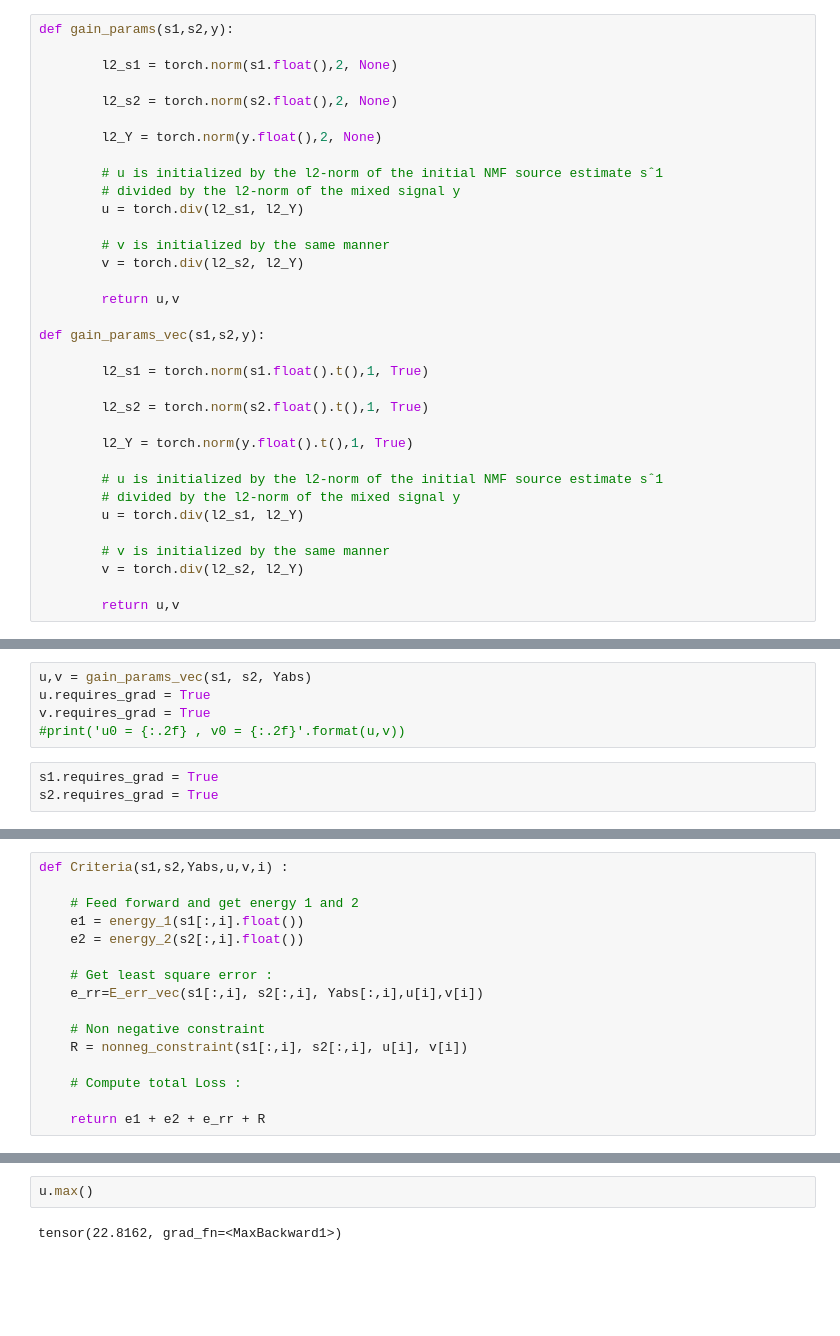
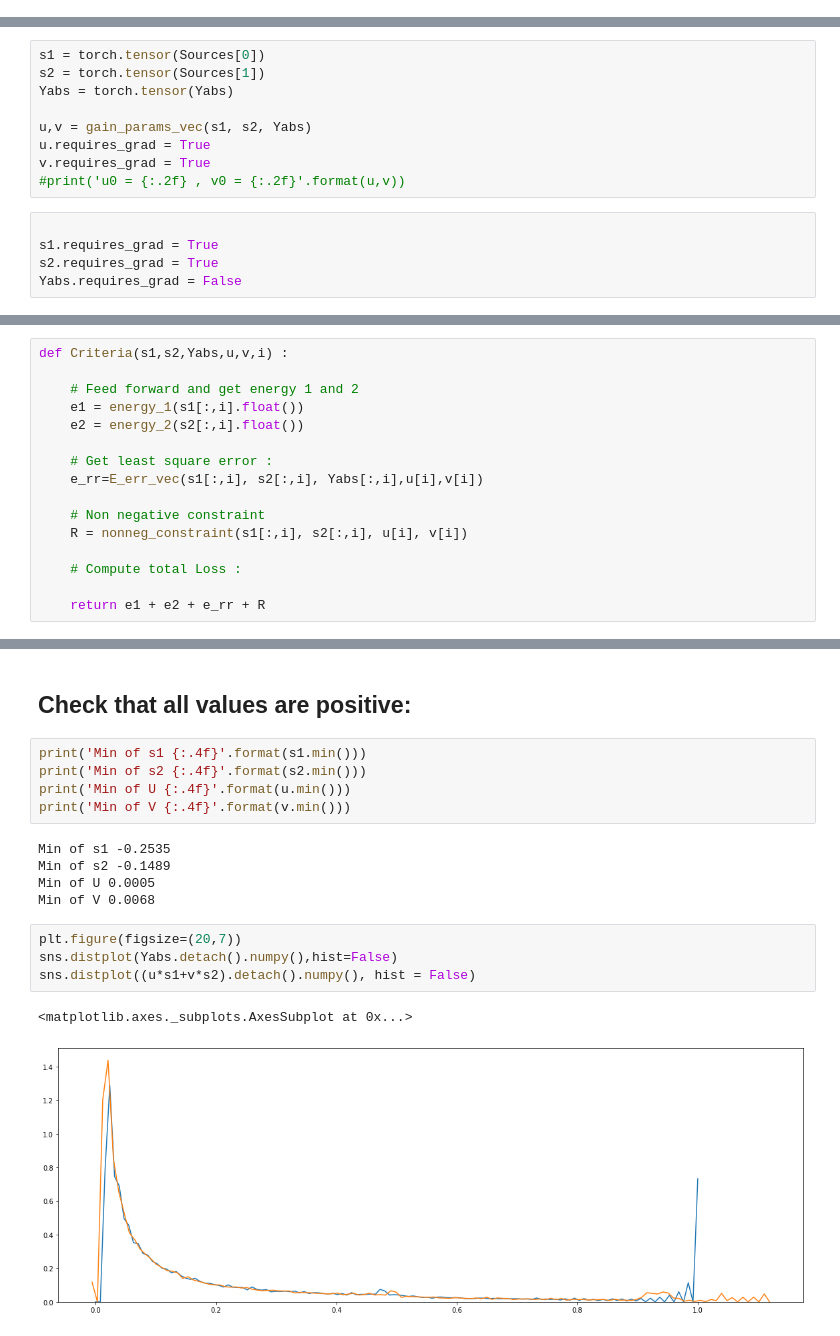
Before and after one commit to yacinebouaouni/Deep-Learning-Based-Speech-Separation, a Jupyter notebook: NMF/DNN.ipynb, the cells around one changed output, grey strips where cells are left out. Saved outputs shown, nothing was run; the diff lists cells and outputs as text; blank space fills up the shorter version.

```diff
--- a/NMF/DNN.ipynb
+++ b/NMF/DNN.ipynb
@@ -110,36 +189,2 @@ print('After step a = \n{}'.format(a))
 # %% [markdown]
 # Train the DNN :
-# %%
-def gain_params(s1,s2,y):
-
-        l2_s1 = torch.norm(s1.float(),2, None)
-
-        l2_s2 = torch.norm(s2.float(),2, None)
-
-        l2_Y = torch.norm(y.float(),2, None)
-
-        # u is initialized by the l2-norm of the initial NMF source estimate sˆ1
-        # divided by the l2-norm of the mixed signal y
-        u = torch.div(l2_s1, l2_Y)
-
-        # v is initialized by the same manner
-        v = torch.div(l2_s2, l2_Y)
-
-        return u,v
-
-def gain_params_vec(s1,s2,y):
-
-        l2_s1 = torch.norm(s1.float().t(),1, True)
-
-        l2_s2 = torch.norm(s2.float().t(),1, True)
-
-        l2_Y = torch.norm(y.float().t(),1, True)
-
-        # u is initialized by the l2-norm of the initial NMF source estimate sˆ1
-        # divided by the l2-norm of the mixed signal y
-        u = torch.div(l2_s1, l2_Y)
-
-        # v is initialized by the same manner
-        v = torch.div(l2_s2, l2_Y)
-
-        return u,v
@@ -195,11 +191,17 @@ def nonneg_constraint(s1,s2,u,v):
 # %%
+s1 = torch.tensor(Sources[0])
+s2 = torch.tensor(Sources[1])
+Yabs = torch.tensor(Yabs)
+
 u,v = gain_params_vec(s1, s2, Yabs)
 u.requires_grad = True
 v.requires_grad = True
 #print('u0 = {:.2f} , v0 = {:.2f}'.format(u,v))
 # %%
+
 s1.requires_grad = True
 s2.requires_grad = True
+Yabs.requires_grad = False
 # %%
 model = Net(257)
 print(model)
@@ -308,4 +314,19 @@ Epoch 4 , Loss = 26260.61
-# %%
-u.max()
-# %% [output]
-tensor(22.8162, grad_fn=<MaxBackward1>)
+# %% [markdown]
+## Check that all values are positive:
+# %%
+print('Min of s1 {:.4f}'.format(s1.min()))
+print('Min of s2 {:.4f}'.format(s2.min()))
+print('Min of U {:.4f}'.format(u.min()))
+print('Min of V {:.4f}'.format(v.min()))
+# %% [output]
+Min of s1 -0.2535
+Min of s2 -0.1489
+Min of U 0.0005
+Min of V 0.0068
+# %%
+plt.figure(figsize=(20,7))
+sns.distplot(Yabs.detach().numpy(),hist=False)
+sns.distplot((u*s1+v*s2).detach().numpy(), hist = False)
+# %% [output]
+<matplotlib.axes._subplots.AxesSubplot at 0x...>
+[figure, added]
```
Also changed, not shown: parts of 22 cells of this notebook.
